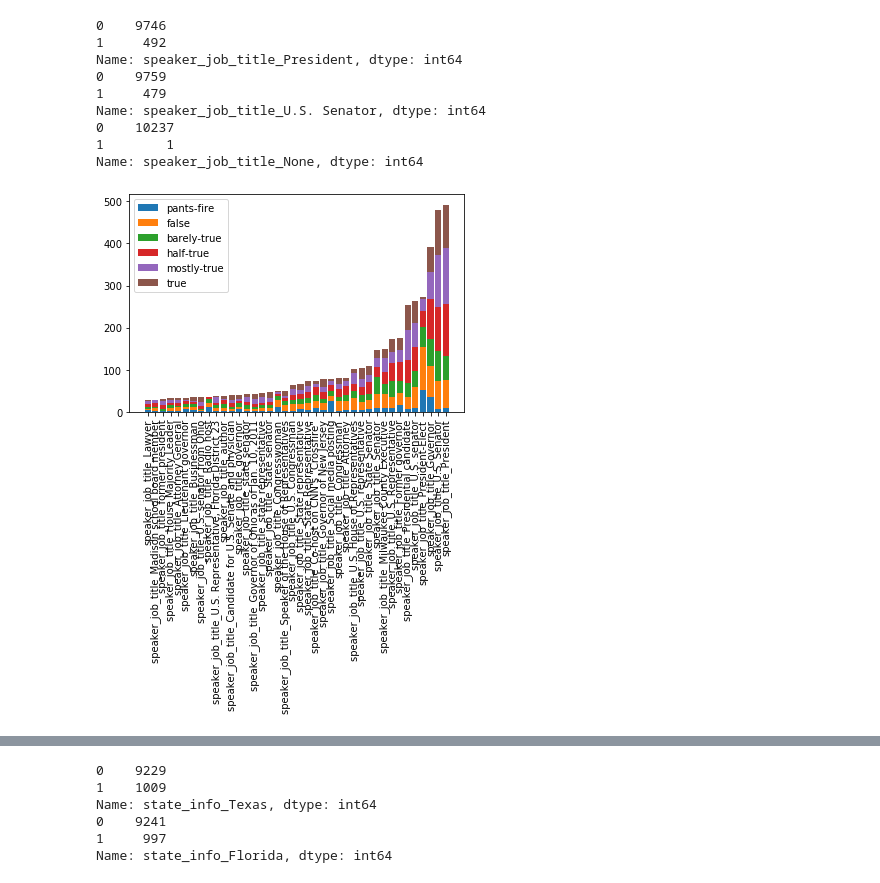
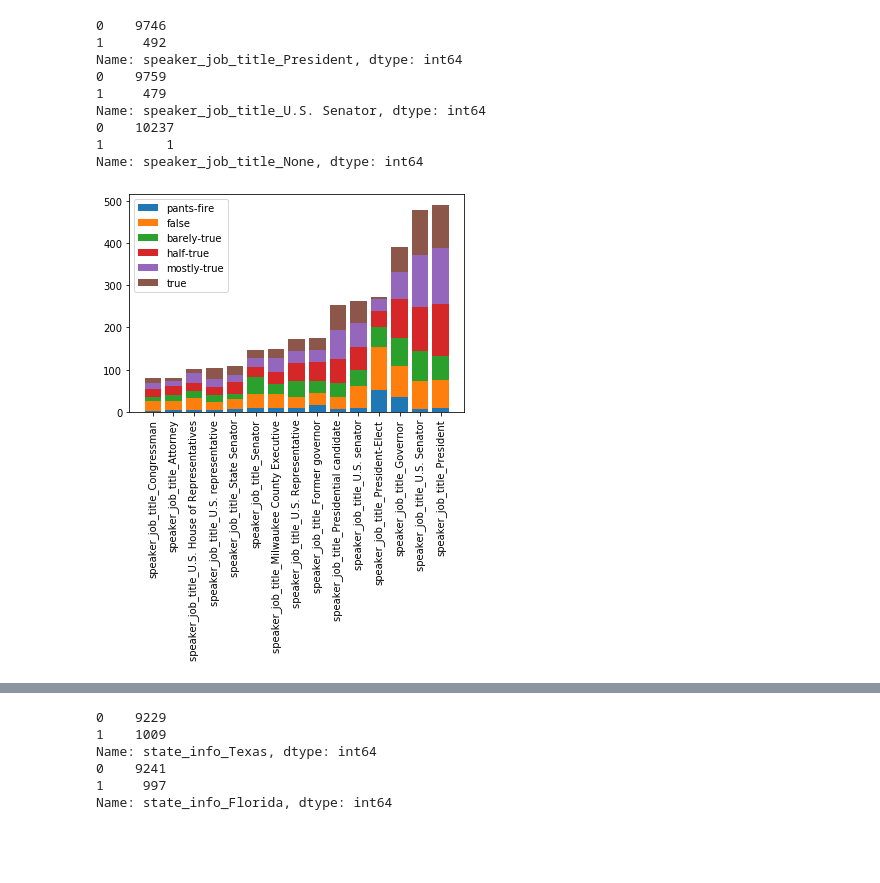
Before and after one commit to sshetkar3858/EE461P_Final_Project_Fake_News_Classifier, a Jupyter notebook: liar/data_exploration.ipynb, the cells around one changed output, grey strips where cells are left out. Saved outputs shown, nothing was run; the diff lists cells and outputs as text; code cells hidden in the pictures; blank space fills up the shorter version.

```diff
--- a/liar/data_exploration.ipynb
+++ b/liar/data_exploration.ipynb
@@ -38,3 +79,6 @@ train.head()
 | 2 | 324.json | mostly-true | Hillary Clinton agrees with John ... | foreign-policy | barack-obama | President | Illinois | democrat | ... |
 | 3 | 1123.json | false | Health care reform legislation is... | health-care | blog-posting | NaN | NaN | none | ... |
 | 4 | 9028.json | half-true | The economic turnaround started a... | economy,jobs | charlie-crist | NaN | Florida | democrat | ... |
+# %%
+for i in range(50):
+    print(train['statement'][i])
@@ -183,7 +296,7 @@ plt.show()
 [figure]
 # %%
 sorted_tuples = sorted(subject_dict.items(), key=lambda item: np.sum(item[1]))
-k = 40
+k = 15
 topk_subjects = sorted_tuples[-k:]
 # print(topk_subjects)  # [(1, 1), (3, 4), (2, 9)]
 
@@ -259,7 +411,7 @@ Name: speaker_barack-obama, dtype: int64
 Name: speaker_donald-trump, dtype: int64
 # %%
 sorted_tuples = sorted(speaker_dict.items(), key=lambda item: np.sum(item[1]))
-k = 40
+k = 15
 topk_speakers = sorted_tuples[-k:]
 # print(topk_speakers)  # [(1, 1), (3, 4), (2, 9)]
 
@@ -345,7 +497,7 @@ Name: party_affiliation_republican, dtype: int64
 Name: party_affiliation_democrat, dtype: int64
 # %%
 sorted_tuples = sorted(party_affiliation_dict.items(), key=lambda item: np.sum(item[1]))
-k = 40
+k = 15
 topk_party_affiliations = sorted_tuples[-k:]
 # print(topk_party_affiliations)  # [(1, 1), (3, 4), (2, 9)]
 
@@ -435,28 +609,28 @@ Name: speaker_job_title_U.S. Senator, dtype: int64
 Name: speaker_job_title_None, dtype: int64
 # %%
 sorted_tuples = sorted(speaker_job_title_dict.items(), key=lambda item: np.sum(item[1]))
-k = 40
+k = 15
 topk_speaker_job_titles = sorted_tuples[-k:]
 # print(topk_speaker_job_titles)  # [(1, 1), (3, 4), (2, 9)]
 
 topk_speaker_job_titles_names = [x[0] for x in topk_speaker_job_titles]
 fig, ax = plt.subplots()
 
 for i in range(len(label_types)):
     counts = [x[1][i] for x in topk_speaker_job_titles]
 #     print(counts)
     if i == 0:
         ax.bar(topk_speaker_job_titles_names, counts, label=label_types[i])
         sum_counts = counts
     else:
         ax.bar(topk_speaker_job_titles_names, counts, bottom=sum_counts, label=label_types[i])
         sum_counts = [i + j for i,j in zip(sum_counts, counts)]
 #     print(sum_counts)
 plt.xticks(rotation=90)
 plt.legend()
 plt.show()
 # %% [output]
-[figure, old version]
+[figure, new version]
 # %%
 # state info
 dummies = pd.get_dummies(train['state_info'], prefix='state_info')
```
Also changed, not shown: parts of 16 cells of this notebook.
